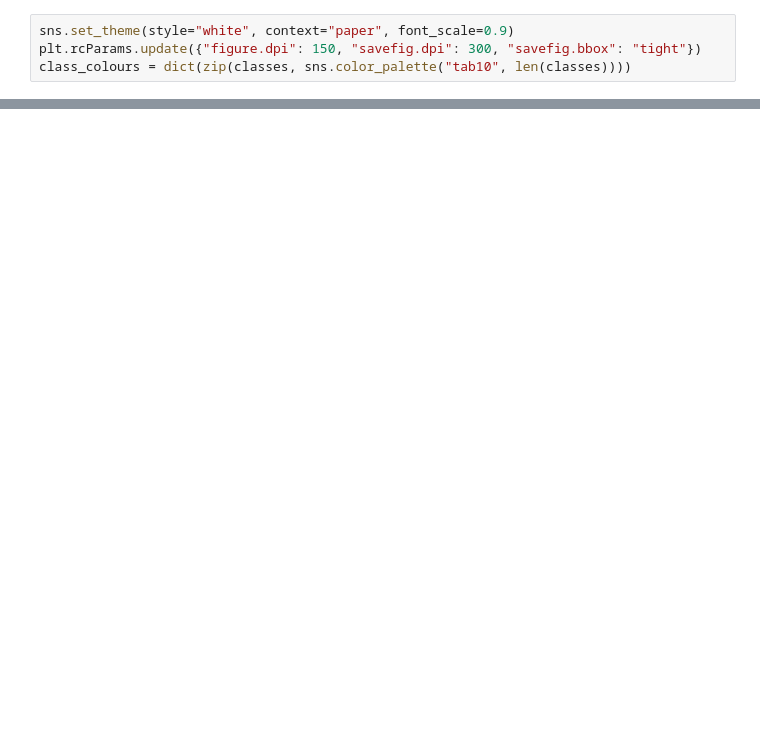
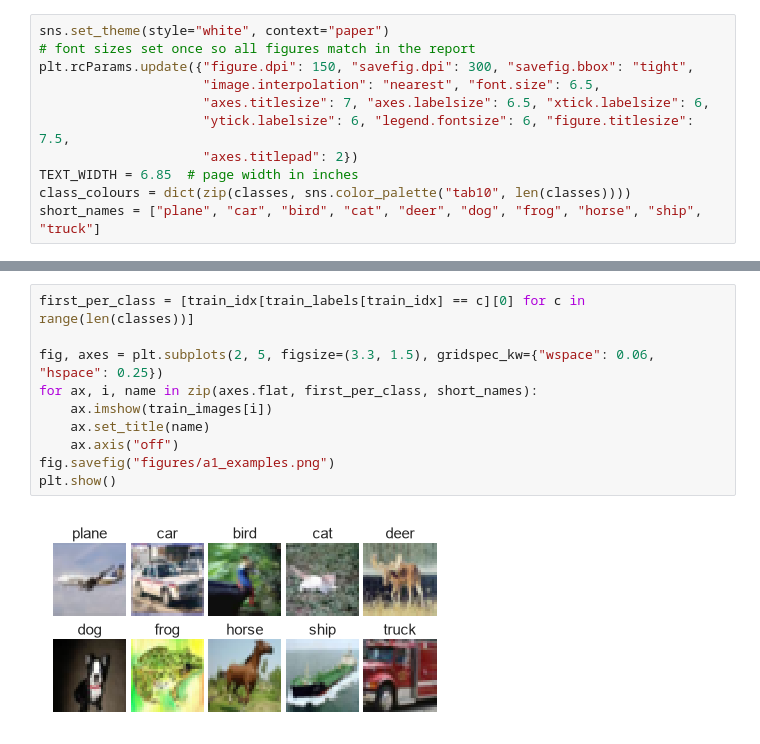
Before and after one commit to AmanSK28/cifar10-explore-cluster-classify, a Jupyter notebook: cifar10.ipynb, the cells around one changed output, grey strips where cells are left out. Drawn from its saved outputs; the diff is of its cells as text; blank space fills up the shorter version.

```diff
--- a/cifar10.ipynb
+++ b/cifar10.ipynb
@@ -39,6 +57,13 @@ print(train_images.shape, test_images.shape)
 # %%
-sns.set_theme(style="white", context="paper", font_scale=0.9)
-plt.rcParams.update({"figure.dpi": 150, "savefig.dpi": 300, "savefig.bbox": "tight"})
+sns.set_theme(style="white", context="paper")
+# font sizes set once so all figures match in the report
+plt.rcParams.update({"figure.dpi": 150, "savefig.dpi": 300, "savefig.bbox": "tight",
+                     "image.interpolation": "nearest", "font.size": 6.5,
+                     "axes.titlesize": 7, "axes.labelsize": 6.5, "xtick.labelsize": 6,
+                     "ytick.labelsize": 6, "legend.fontsize": 6, "figure.titlesize": 7.5,
+                     "axes.titlepad": 2})
+TEXT_WIDTH = 6.85  # page width in inches
 class_colours = dict(zip(classes, sns.color_palette("tab10", len(classes))))
+short_names = ["plane", "car", "bird", "cat", "deer", "dog", "frog", "horse", "ship", "truck"]
 # %% [markdown]
 ## Samples
@@ -67,0 +142,12 @@ print("train and val overlap:", len(np.intersect1d(train_idx, val_idx)))
+# %%
+first_per_class = [train_idx[train_labels[train_idx] == c][0] for c in range(len(classes))]
+
+fig, axes = plt.subplots(2, 5, figsize=(3.3, 1.5), gridspec_kw={"wspace": 0.06, "hspace": 0.25})
+for ax, i, name in zip(axes.flat, first_per_class, short_names):
+    ax.imshow(train_images[i])
+    ax.set_title(name)
+    ax.axis("off")
+fig.savefig("figures/a1_examples.png")
+plt.show()
+# %% [output]
+[figure, added]
```
Also changed, not shown: parts of 9 cells of this notebook, 1 other file.
